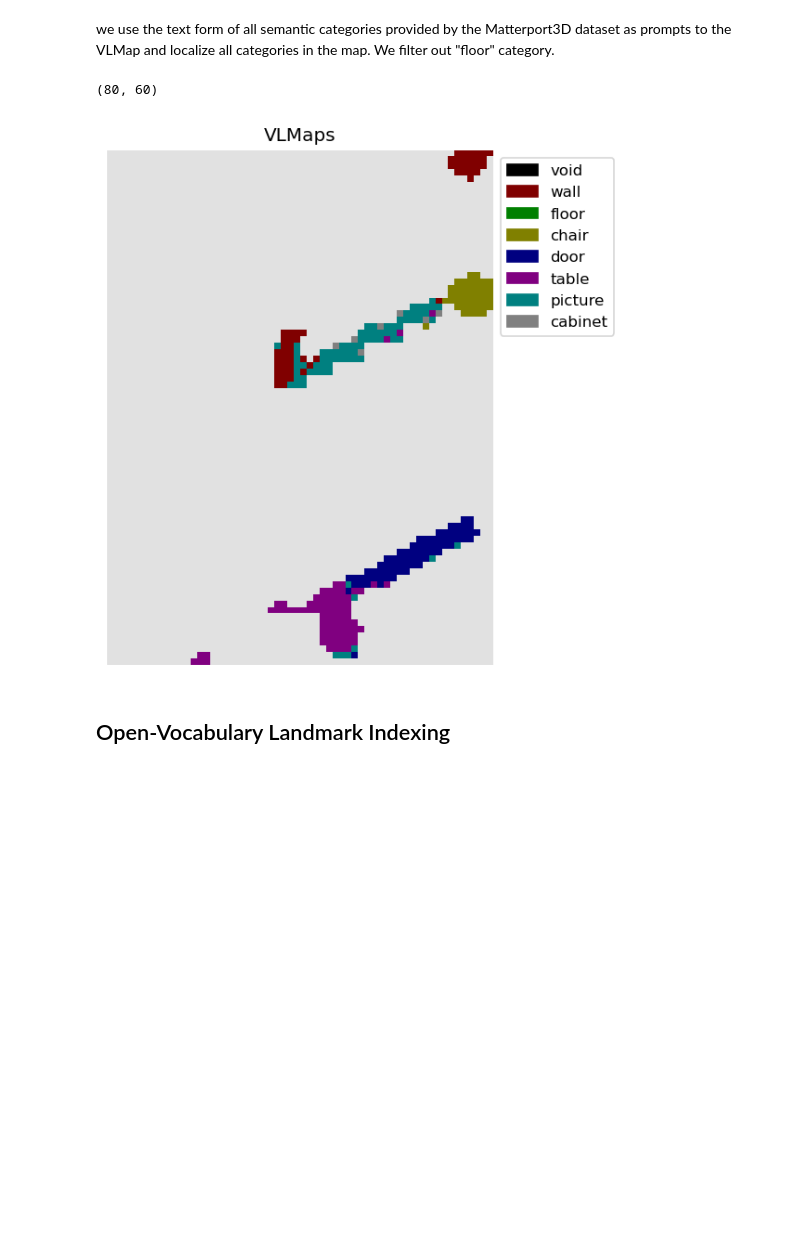
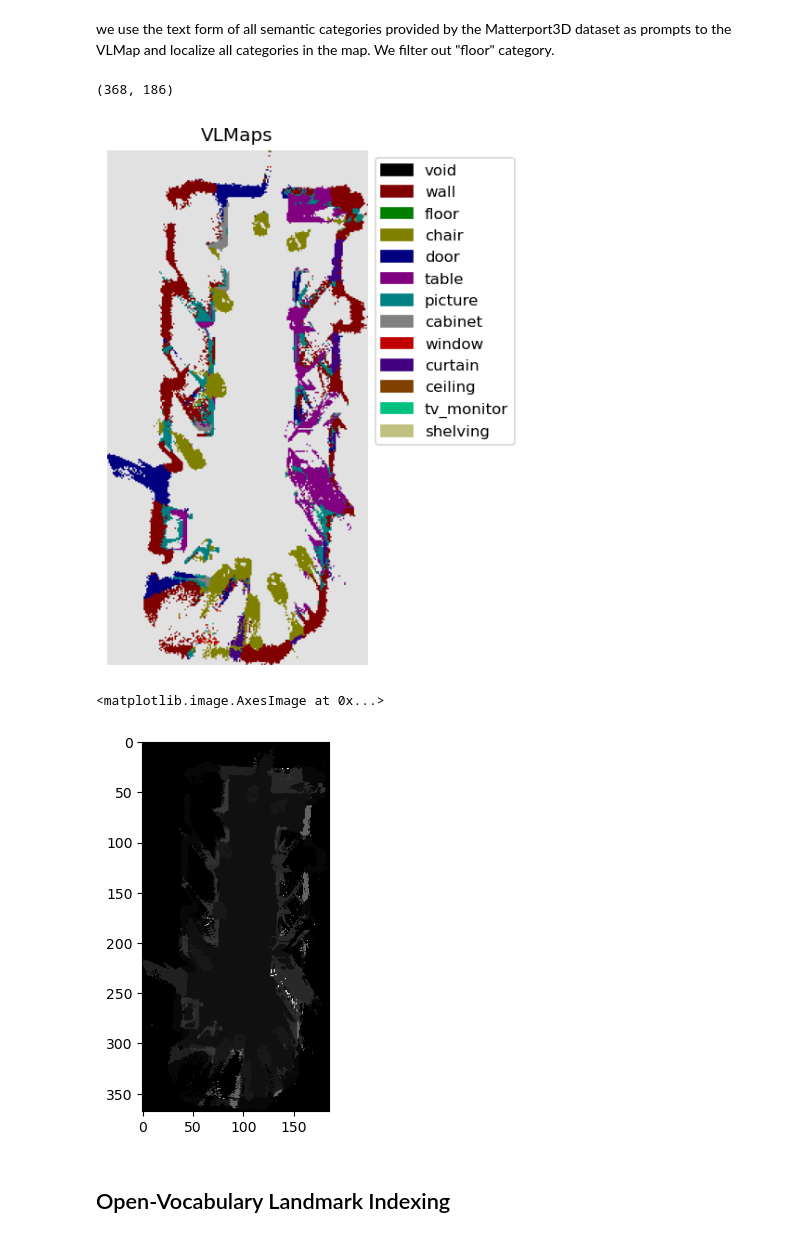
Before and after one commit to laksh-nanwani/vlmaps-lab, a Jupyter notebook: lab_trial_vlmaps.ipynb, the cells around one changed output. Drawn from its saved outputs; the diff is of its cells as text; code cells hidden in the pictures; blank space fills up the shorter version.

```diff
--- a/lab_trial_vlmaps.ipynb
+++ b/lab_trial_vlmaps.ipynb
@@ -712,4 +696,4 @@ clip_model, preprocess = clip.load(clip_version)  # clip.available_models()
 clip_model.to(device).eval()
 # %%
 grid = load_map(grid_save_path)
-grid = grid[xmin:xmax+1, ymin:ymax+1]
+# grid = grid[xmin:xmax+1, ymin:ymax+1]
@@ -716,37 +702,48 @@ grid = grid[xmin:xmax+1, ymin:ymax+1]
 # %% [markdown]
 we use the text form of all semantic categories provided by the Matterport3D dataset as prompts to the VLMap and localize all categories in the map. We filter out "floor" category.
 # %%
-no_map_mask = obstacles[xmin:xmax+1, ymin:ymax+1] > 0
-obstacles_rgb = np.repeat(obstacles[xmin:xmax+1, ymin:ymax+1, None], 3, axis=2)
+# no_map_mask = obstacles[xmin:xmax+1, ymin:ymax+1] > 0
+# obstacles_rgb = np.repeat(obstacles[xmin:xmax+1, ymin:ymax+1, None], 3, axis=2)
 print(no_map_mask.shape)
 
 lang = mp3dcat
 text_feats = get_text_feats(lang, clip_model, clip_feat_dim)
 
 map_feats = grid.reshape((-1, grid.shape[-1]))
 scores_list = map_feats @ text_feats.T
 
 predicts = np.argmax(scores_list, axis=1)
-predicts = predicts.reshape((xmax - xmin + 1, ymax - ymin + 1))
+# predicts = predicts.reshape((xmax - xmin + 1, ymax - ymin + 1))
+predicts = predicts.reshape((1000, 1000))
 floor_mask = predicts == 2
+
+labels_dict = {lang[i]:i for i in range(len(lang))}
+with open(os.path.join(map_save_dir, "labels_dict.json"), "w") as file:
+    json.dump(labels_dict, file)
+
+np.save(os.path.join(map_save_dir, "semantic_map.npy"), predicts)
 
 new_pallete = get_new_pallete(len(lang))
 mask, patches = get_new_mask_pallete(predicts, new_pallete, out_label_flag=True, labels=lang)
 seg = mask.convert("RGBA")
 seg = np.array(seg)
-seg[no_map_mask] = [225, 225, 225, 255]
-seg[floor_mask] = [225, 225, 225, 255]
+# seg[no_map_mask] = [225, 225, 225, 255]
+# seg[floor_mask] = [225, 225, 225, 255]
 seg = Image.fromarray(seg)
 plt.figure(figsize=(10, 6), dpi=120)
 plt.legend(handles=patches, loc='upper left', bbox_to_anchor=(1., 1), prop={'size': 10})
 plt.axis('off')
 plt.title("VLMaps")
 plt.imshow(seg)
 plt.savefig(os.path.join(map_save_dir, "indexing1.png"))
 plt.show()
+
+plt.imshow(predicts, cmap = 'gray')
 # %% [output]
-(80, 60)
+(368, 186)
-[figure, old version]
+[figure, new version]
+<matplotlib.image.AxesImage at 0x...>
+[figure, added]
 # %% [markdown]
 ## Open-Vocabulary Landmark Indexing
 # %% [markdown]
```
Also changed, not shown: parts of 10 cells of this notebook, 4 other files.
